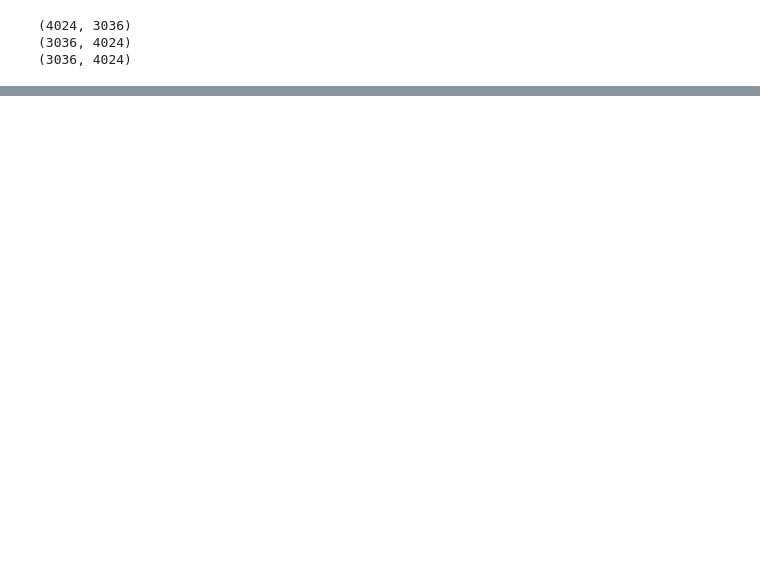
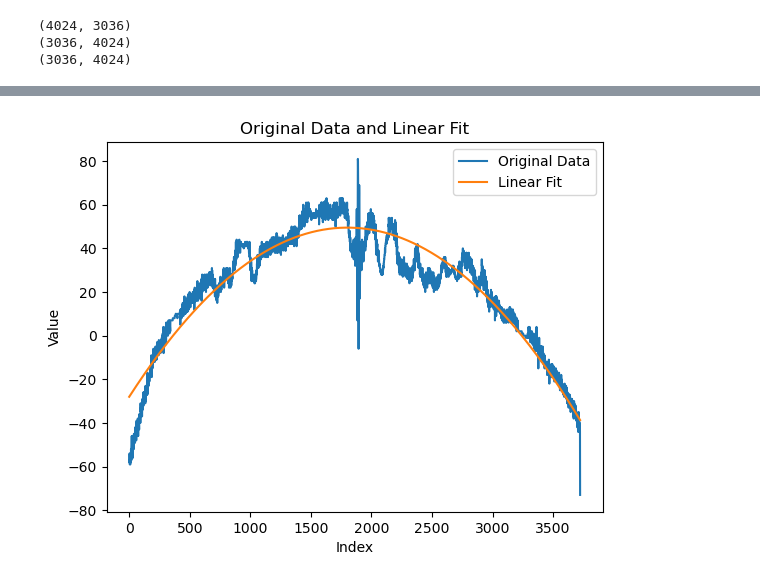
Before and after one commit to 2nd-Elysia/image_restract, a Jupyter notebook: picture_minus_numpy.ipynb, the cells around one changed output, grey strips where cells are left out. Saved outputs shown, nothing was run; the diff lists cells and outputs as text; code cells hidden in the pictures; blank space fills up the shorter version.

```diff
--- a/picture_minus_numpy.ipynb
+++ b/picture_minus_numpy.ipynb
@@ -80,3 +78,31 @@ plt.show()
 # print(row_data.shape)
 # for element in row_data:
 #     print(element)
+# %%
+# 创建示例数组
+original_array = row_data
+
+# 取数组的208位之后的元素，创建新数组
+new_array = original_array[300:]
+
+# 进行线性拟合
+degree = 2
+coefficients = np.polyfit(np.arange(len(new_array)), new_array, degree)
+
+# 使用polyval函数生成拟合曲线
+polynomial_fit = np.polyval(coefficients, np.arange(len(new_array)))
+
+
+# 计算每个位置的值与拟合线性函数的差异
+difference = new_array - polynomial_fit
+
+# 绘制原始数据和拟合线性函数
+plt.plot(np.arange(len(new_array)), new_array, label='Original Data')
+plt.plot(np.arange(len(new_array)), polynomial_fit, label='Linear Fit')
+plt.legend()
+plt.title('Original Data and Linear Fit')
+plt.xlabel('Index')
+plt.ylabel('Value')
+plt.show()
+# %% [output]
+[figure, added]
```
Also changed, not shown: parts of 8 cells of this notebook, 7 other files.
